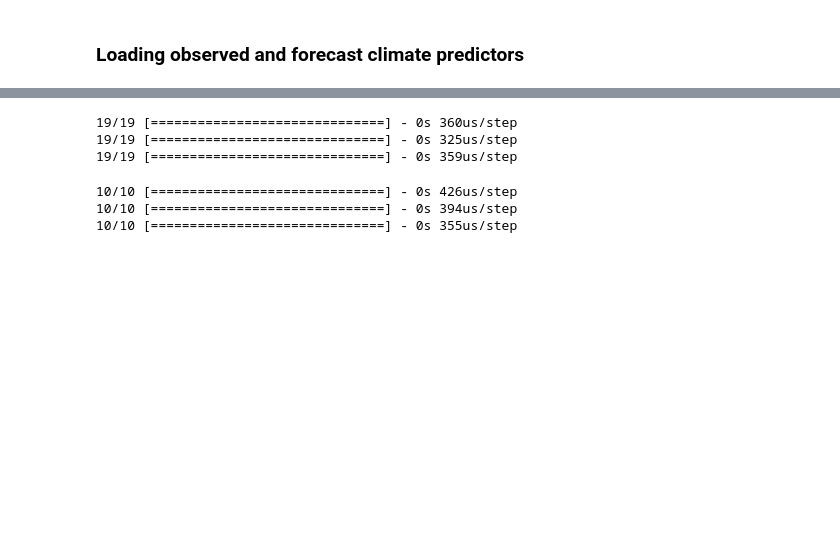
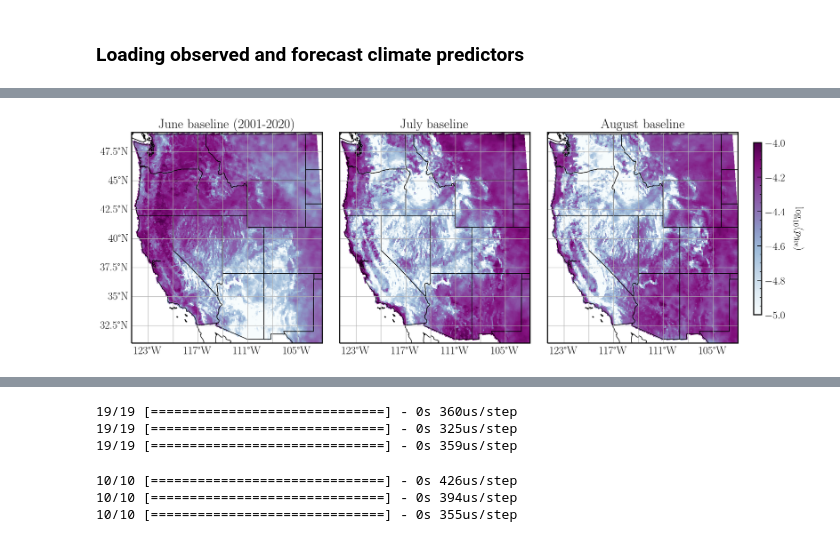
Before and after one commit to jtbuch/SEASFire, a Jupyter notebook: scripts/seas_fire_forecasts.ipynb, the cells around one changed output, grey strips where cells are left out. Drawn from its saved outputs; the diff is of its cells as text; code cells hidden in the pictures; blank space fills up the shorter version.

```diff
--- a/scripts/seas_fire_forecasts.ipynb
+++ b/scripts/seas_fire_forecasts.ipynb
@@ -132,0 +294,57 @@ X_pred_test_df= X_pred_test_df.drop(columns=['Solar', 'Ant_Tmax', 'RH', 'Ant_RH'
+# %%
+extent = [-125, -102, 31, 49]
+central_lon = np.mean(extent[:2])
+central_lat = np.mean(extent[2:])
+#colors= np.random.rand(14)
+pred_prob_xarr= pred_prob_xarr_rs_2021
+
+fig= plt.figure(figsize=(18, 10))
+gs = fig.add_gridspec(4, 6)
+
+ax= fig.add_subplot(gs[0:4, 0:2], projection=ccrs.PlateCarree())
+ax.set_extent(extent);
+ax.add_feature(cfeature.LAND, edgecolor='black', facecolor= 'white');
+ax.add_feature(cfeature.STATES, edgecolor='black');
+CS= ax.pcolormesh(lat_long_fire_grid[0], lat_long_fire_grid[1], np.log10(pred_prob_xarr_jun_baseline/np.sum(pred_prob_xarr_jun_baseline)), vmin= -5, vmax= -4, cmap=plt.cm.BuPu) #.mean(axis= 0, skipna= False)  np.log10(pred_prob_xarr[0, : , :])
+#cax= fig.add_axes([ax.get_position().x0, ax.get_position().y0 - 0.1, ax.get_position().width, 0.02])
+gl= ax.gridlines(draw_labels=True);
+gl.xlabel_style = {'size': 18, 'color': 'black'}
+gl.ylabel_style = {'size': 18, 'color': 'black'}
+gl.top_labels = False
+gl.right_labels = False
+ax.set_aspect(1.4/1)
+ax.set_title(r'June baseline (2001-2020)', fontsize= 22);
+
+ax1= fig.add_subplot(gs[0:4, 2:4], projection=ccrs.PlateCarree())
+ax1.set_extent(extent);
+ax1.add_feature(cfeature.LAND, edgecolor='black', facecolor= 'white');
+ax1.add_feature(cfeature.STATES, edgecolor='black');
+CS1= ax1.pcolormesh(lat_long_fire_grid[0], lat_long_fire_grid[1],np.log10(pred_prob_xarr_jul_baseline/np.sum(pred_prob_xarr_jul_baseline)), vmin= -5, vmax= -4, cmap=plt.cm.BuPu) #.mean(axis= 0, skipna= False)
+gl1= ax1.gridlines(draw_labels=True);
+gl1.xlabel_style = {'size': 18, 'color': 'black'}
+gl1.ylabel_style = {'size': 18, 'color': 'black'}
+gl1.top_labels = False
+gl1.left_labels = False
+gl1.right_labels = False
+ax1.set_aspect(1.4/1)
+ax1.set_title(r'July baseline', fontsize= 22);
+
+ax2= fig.add_subplot(gs[0:4, 4:6], projection=ccrs.PlateCarree())
+ax2.set_extent(extent);
+ax2.add_feature(cfeature.LAND, edgecolor='black', facecolor= 'white');
+ax2.add_feature(cfeature.STATES, edgecolor='black');
+CS2= ax2.pcolormesh(lat_long_fire_grid[0], lat_long_fire_grid[1], np.log10(pred_prob_xarr_aug_baseline/np.sum(pred_prob_xarr_aug_baseline)), vmin= -5, vmax= -4, cmap=plt.cm.BuPu) #.mean(axis= 0, skipna= False)
+cax= fig.add_axes([ax2.get_position().x1 + 0.02, ax2.get_position().y1 - 0.35, 0.01, ax2.get_position().height + 0.05])
+cbar= fig.colorbar(CS2, cax= cax, orientation= 'vertical')
+cbar.set_label(r'${\rm log}_{10}(p_{\rm fire})$ ', labelpad= 30, rotation= 270, fontsize= 18)
+gl2= ax2.gridlines(draw_labels=True);
+gl2.xlabel_style = {'size': 18, 'color': 'black'}
+gl2.ylabel_style = {'size': 18, 'color': 'black'}
+gl2.top_labels = False
+gl2.left_labels = False
+gl2.right_labels = False
+ax2.set_aspect(1.4/1)
+ax2.set_title(r'August baseline', fontsize= 22);
+#plt.savefig('../plots/smlfire_output/pred_fire_prob_rs_obs_baseline.png', bbox_inches='tight', dpi= 200);
+# %% [output]
+[figure, added]
```
Also changed, not shown: parts of 27 cells of this notebook, 2 other files.
